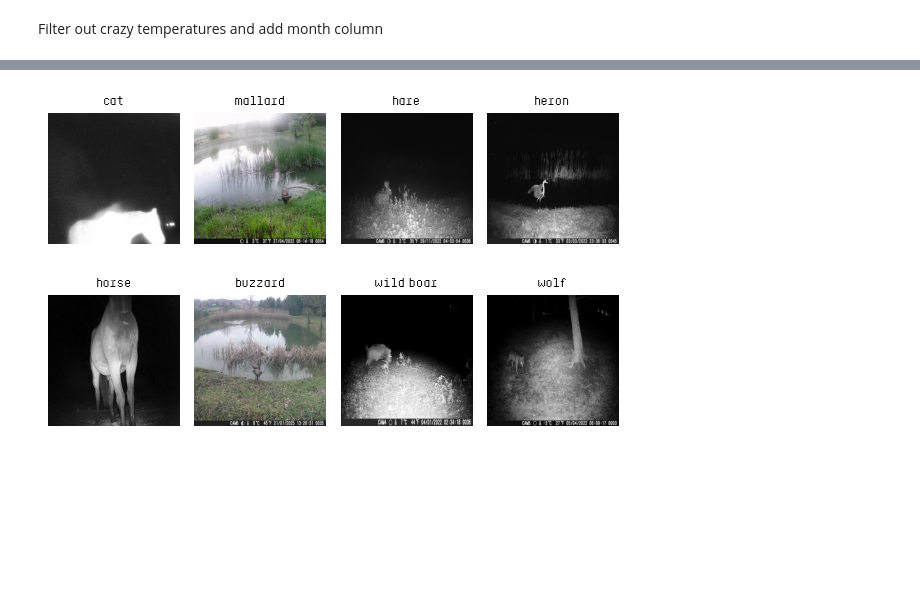
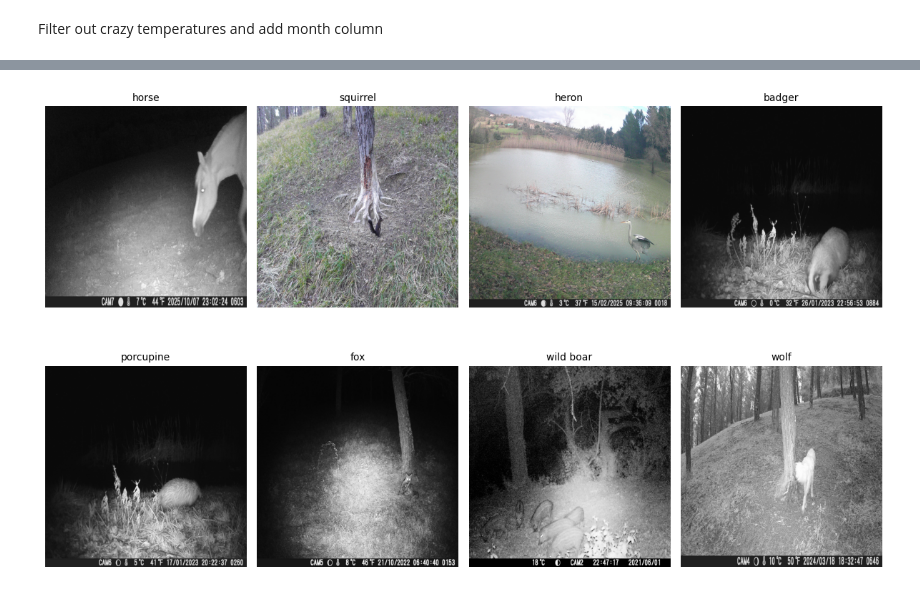
Before and after one commit to aculei/aculei-ai, a Jupyter notebook: notebooks/viz.ipynb, the cells around one changed output, grey strips where cells are left out. Cells and saved outputs as stored; diff of their text form; code cells hidden in the pictures; blank space fills up the shorter version.

```diff
--- a/notebooks/viz.ipynb
+++ b/notebooks/viz.ipynb
@@ -8,10 +8,12 @@ import os
 import seaborn as sns
 import matplotlib.pyplot as plt
 from matplotlib import font_manager
+import requests
+import matplotlib as mpl
 
 from PIL import Image
 
-font_path = 'assets/Q-04LITE-Regular.ttf'
+font_path = '../assets/Q-04LITE-Regular.ttf'
 font_manager.fontManager.addfont(font_path)
 prop = font_manager.FontProperties(fname=font_path)
 
@@ -21,16 +23,16 @@ rc_params = {
     'xtick.labelsize': 9,
     'ytick.labelsize': 9,
     'legend.fontsize': 10,
-    'figure.figsize': (6, 4),
+    'figure.figsize': (10, 6),
     'font.weight': 'bold',
     'font.family': 'sans-serif',
-    'font.sans-serif': prop.get_name(),
+    # 'font.sans-serif': prop.get_name(),
     'axes.labelweight': 'bold',
 }
 
 plt.rcParams.update(rc_params)
 # %%
-data_folder = 'data/'
+data_folder = '../data/'
 image_folder = 'images-compressed/'
 d_archive = pd.read_csv(os.path.join(data_folder, 'archive.csv'))
 d_experience = pd.read_csv(os.path.join(data_folder, 'experience.csv'))
@@ -75,25 +78,16 @@ df.head()
 # %%
-# Ensure we have at least 8 unique samples
-subset = df[~df['cam'].isna()].sample(200).drop_duplicates(subset=['predicted_animal'], keep='last').sample(8).reset_index()
-
-fig, axes = plt.subplots(2, 4)
-
+subset = d_archive[~d_archive['cam'].isna()].sample(200).drop_duplicates(subset=['predicted_animal'], keep='last').sample(8).reset_index()
+fig, axes = plt.subplots(2, 4, figsize=(12, 8))
 for i, row in subset.iterrows():
-    path = os.path.join(image_folder, row.cam, row.image_name) if os.path.exists(
-        os.path.join(image_folder, row.cam, row.image_name)) else None
-
-    if path is None:
-        path = os.path.join(image_folder, "experience", row.image_name)
-
-    img = Image.open(path)
-    img = img.resize((1024, 1024))
+    path = "https://bucket.aculei.xyz/" + row.image_name
+    img = Image.open(requests.get(path, stream=True).raw)
+    img = img.resize((2048, 2048))
     ax = axes[i // 4, i % 4]
     ax.imshow(img)
     ax.title.set_text(row.predicted_animal)
     ax.axis('off')
-
 plt.tight_layout()
 plt.show()
 # %% [output]
-[figure, old version]
+[figure, new version]
 # %%
```
Also changed, not shown: parts of 13 cells of this notebook, 4 other files.
